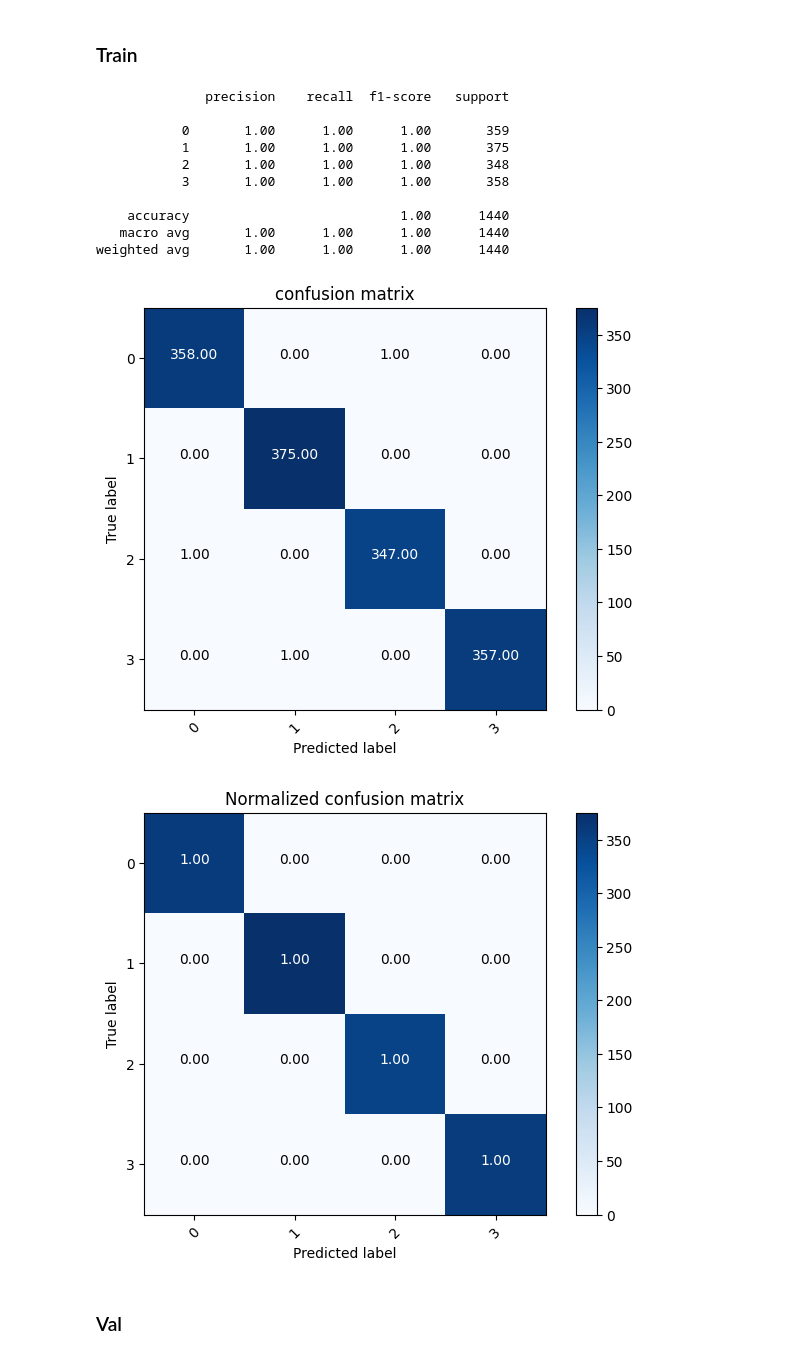
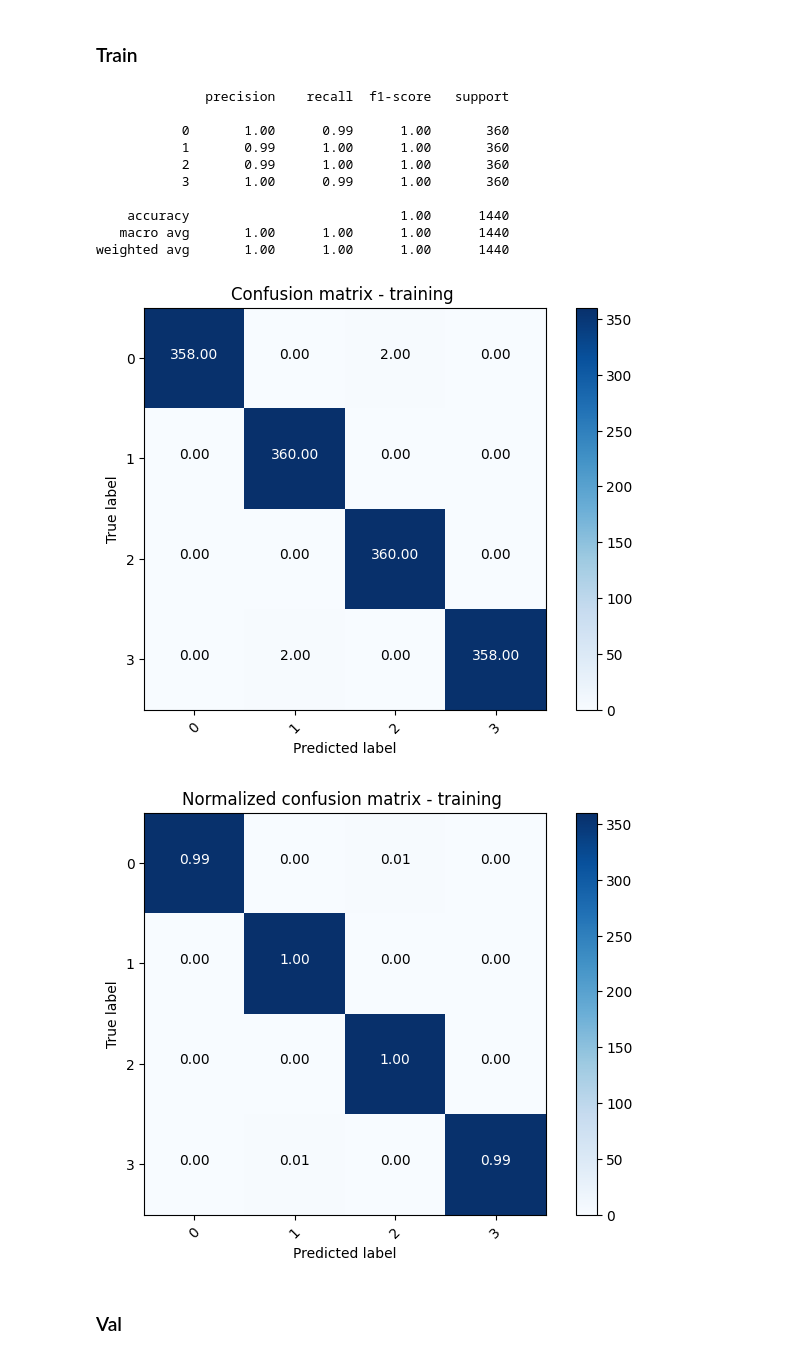
Before and after one commit to mamdaliof/MachineLearning2024W, a Jupyter notebook: Projects/mini project 2/src/Q2.ipynb, the cells around one changed output. Cells and saved outputs as stored; diff of their text form; code cells hidden in the pictures.

```diff
--- a/Projects/mini project 2/src/Q2.ipynb
+++ b/Projects/mini project 2/src/Q2.ipynb
@@ -428,41 +426,41 @@ def plot_confusion_matrix(cm, classes,
 # %%
 model.load_state_dict(torch.load('best_model.pth'))
 
 model.eval()
 y_pred = []
 y_true = []
 
 with torch.no_grad():
     for inputs, labels in train_loader:
         outputs = model(inputs)
         _, preds = torch.max(outputs, 1)
         y_pred.extend(preds.cpu().numpy())
         y_true.extend(labels.cpu().numpy())
 
 y_true = [torch.argmax(torch.tensor(label)).item() for label in y_true]
 
 # Convert y_pred to integer labels
 y_pred = [pred for pred in y_pred]
 
 # Classification report and confusion matrix
 print(classification_report(y_true, y_pred))
 cm = confusion_matrix(y_true, y_pred)
 
-plot_confusion_matrix(cm ,classes=[0, 1, 2, 3], title='confusion matrix')
-plot_confusion_matrix(cm ,classes=[0, 1, 2, 3], normalize=True, title='Normalized confusion matrix')
+plot_confusion_matrix(cm ,classes=[0, 1, 2, 3], title='Confusion matrix - training ')
+plot_confusion_matrix(cm ,classes=[0, 1, 2, 3], normalize=True, title='Normalized confusion matrix - training ')
 # %% [output]
               precision    recall  f1-score   support
 
-           0       1.00      1.00      1.00       359
-           1       1.00      1.00      1.00       375
-           2       1.00      1.00      1.00       348
-           3       1.00      1.00      1.00       358
+           0       1.00      0.99      1.00       360
+           1       0.99      1.00      1.00       360
+           2       0.99      1.00      1.00       360
+           3       1.00      0.99      1.00       360
 
     accuracy                           1.00      1440
    macro avg       1.00      1.00      1.00      1440
 weighted avg       1.00      1.00      1.00      1440
-[figure, old version]
+[figure, new version]
-[figure, old version]
+[figure, new version]
 # %% [markdown]
 ### Val
 # %%
```
Also changed, not shown: parts of 11 cells of this notebook, 16 other files.
